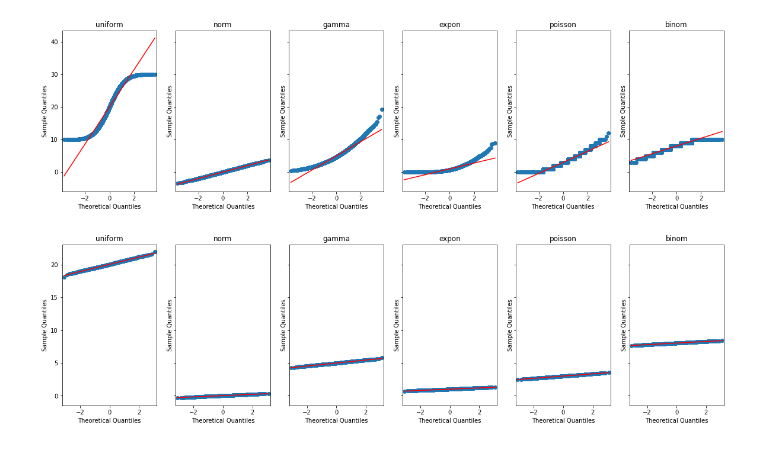
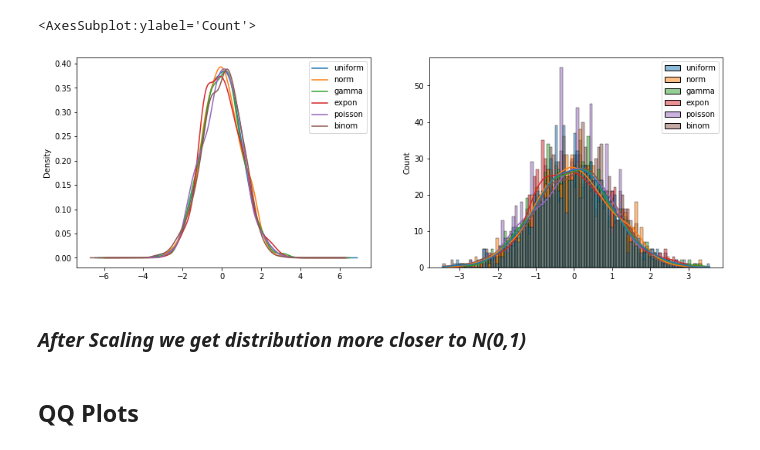
Before and after one commit to wzeyal/DataScience, a Jupyter notebook: Python_for_AI_Engineer/Exercises/7_Probability/5_2.ipynb, the cells around one changed output. Saved outputs shown, nothing was run; the diff lists cells and outputs as text; code cells hidden in the pictures.

```diff
--- a/Python_for_AI_Engineer/Exercises/7_Probability/5_2.ipynb
+++ b/Python_for_AI_Engineer/Exercises/7_Probability/5_2.ipynb
@@ -124,3 +122,15 @@ import statsmodels.api as sm
+# %%
+fig, (ax1, ax2) = plt.subplots(1, 2, figsize=(15,5))
+
+df_bar_scaled.plot.kde(ax=ax1)
+sns.histplot(df_bar_scaled, kde=True, bins=100, ax=ax2)
+# %% [output]
+<AxesSubplot:ylabel='Count'>
+[figure, added]
+# %% [markdown]
+### *After Scaling we get distribution more closer to N(0,1)*
+# %% [markdown]
+## QQ Plots
 # %%
 def plot_mutiple_qq(data_frame):
     fig, axes = plt.subplots(1, len(data_frame.columns), figsize=(20,5), sharey=True)
@@ -128,15 +138,3 @@ def plot_mutiple_qq(data_frame):
     for column, ax in zip(data_frame.columns, axes):
         ax.set_title(column)
         sm.qqplot(data_frame[column], line='r', ax=ax)
-# %%
-# QQ plot for the original distributions
-
-plot_mutiple_qq(df)
-# %% [output]
-[figure, removed]
-# %%
-# QQ plot for the means of the distributions (by all means)
-
-plot_mutiple_qq(df_bar_1000)
-# %% [output]
-[figure, removed]
```
Also changed, not shown: parts of 36 cells of this notebook.
